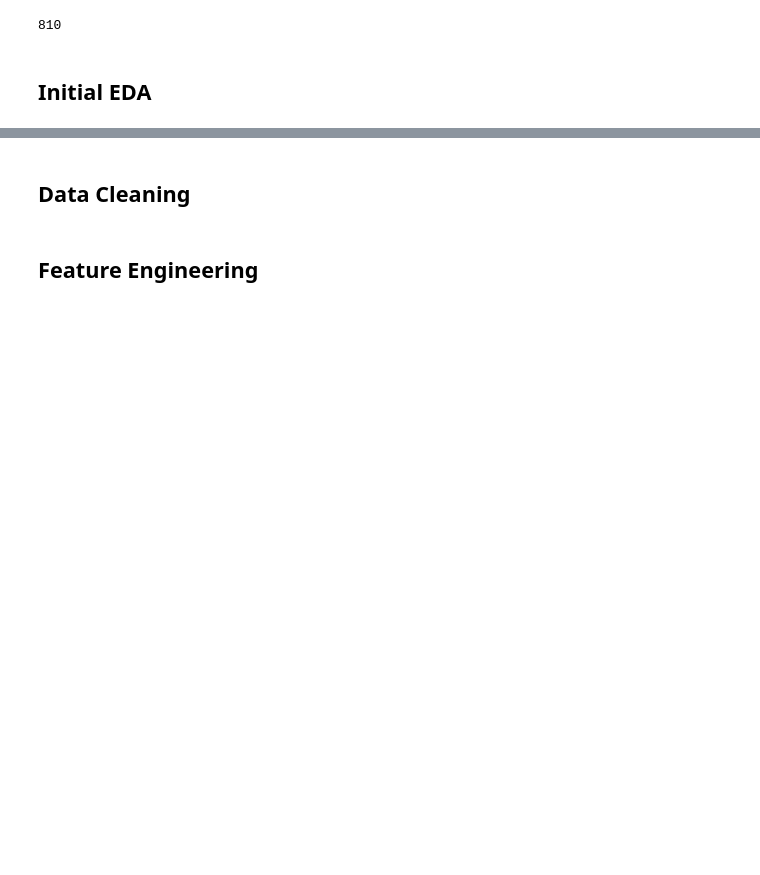
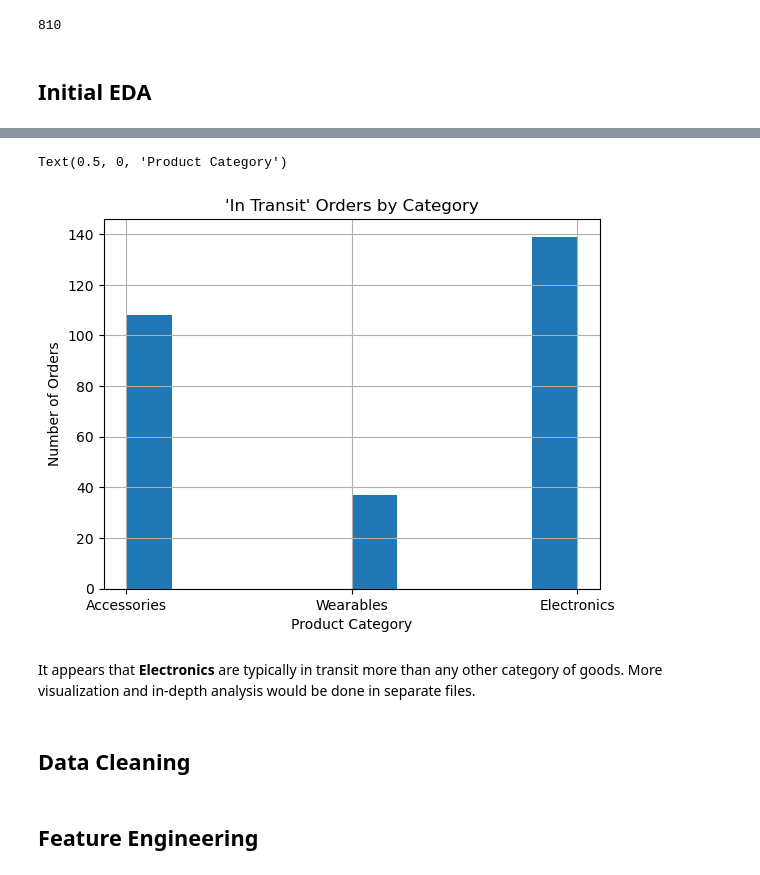
Before and after one commit to Mohammed-Hanan-Othman/ecommerce-sales-analysis, a Jupyter notebook: notebooks/1.data_cleaning.ipynb, the cells around one changed output, grey strips where cells are left out. Drawn from its saved outputs; the diff is of its cells as text; code cells hidden in the pictures; blank space fills up the shorter version.

```diff
--- a/notebooks/1.data_cleaning.ipynb
+++ b/notebooks/1.data_cleaning.ipynb
@@ -82,3 +106,17 @@ df["Order Date"] = pd.to_datetime(df["Order Date"])
+# %%
+mask_transit = df["Shipping Status"] == "In Transit"
+# %%
+df_filtered = df[mask_transit]
+df_filtered["Category"].hist()
+plt.title("'In Transit' Orders by Category")
+plt.ylabel("Number of Orders")
+plt.xlabel("Product Category")
+# %% [output]
+Text(0.5, 0, 'Product Category')
+[figure, added]
+# %% [markdown]
+It appears that **Electronics** are typically in transit more than any other category of goods.
+More visualization and in-depth analysis would be done in separate files.
 # %% [markdown]
 ## Data Cleaning
 # %% [markdown]
```
Also changed, not shown: parts of 8 cells of this notebook.
